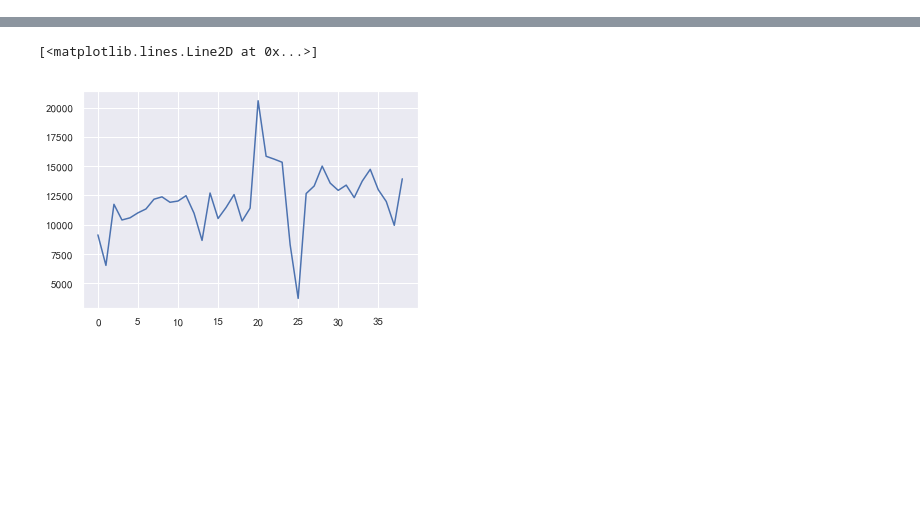
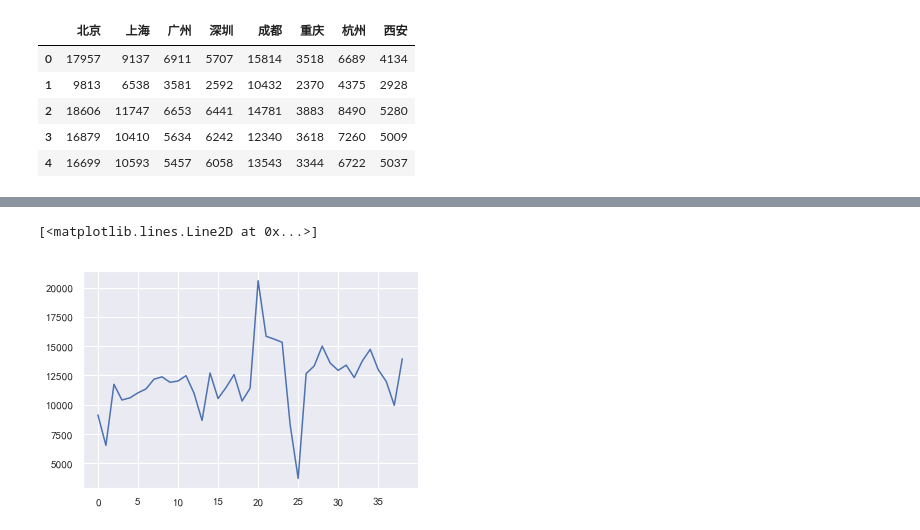
Before and after one commit to orinbai/notebook, a Jupyter notebook: PredictHW.ipynb, the cells around one changed output, grey strips where cells are left out. Saved outputs shown, nothing was run; the diff lists cells and outputs as text; code cells hidden in the pictures; blank space fills up the shorter version.

```diff
--- a/PredictHW.ipynb
+++ b/PredictHW.ipynb
@@ -49,0 +237,17 @@ dGraph(2, 4, cityDF)
+# %%
+newCityDF = newdata(citys, True)
+# 添加时间
+# 这种方法可以，但是比较麻烦
+# newCityDF.insert(0, '月份', df['月份'].drop_duplicates().values)
+# 这种方法比较合适
+# newCityDF.insert(0, '月份', pd.date_range(start="2018-01-01", periods=39, freq="M"))
+# 由于R可以重新设置，所以不必添加月份，到R里再说
+newCityDF.head()
+# newCityDF['月份'] = df['月份'].drop_duplicates().values
+# %% [output]
+|  | 北京 | 上海 | 广州 | 深圳 | 成都 | 重庆 | 杭州 | 西安 |
+| 0 | 17957 | 9137 | 6911 | 5707 | 15814 | 3518 | 6689 | 4134 |
+| 1 | 9813 | 6538 | 3581 | 2592 | 10432 | 2370 | 4375 | 2928 |
+| 2 | 18606 | 11747 | 6653 | 6441 | 14781 | 3883 | 8490 | 5280 |
+| 3 | 16879 | 10410 | 5634 | 6242 | 12340 | 3618 | 7260 | 5009 |
+| 4 | 16699 | 10593 | 5457 | 6058 | 13543 | 3344 | 6722 | 5037 |
```
Also changed, not shown: parts of 20 cells of this notebook.
